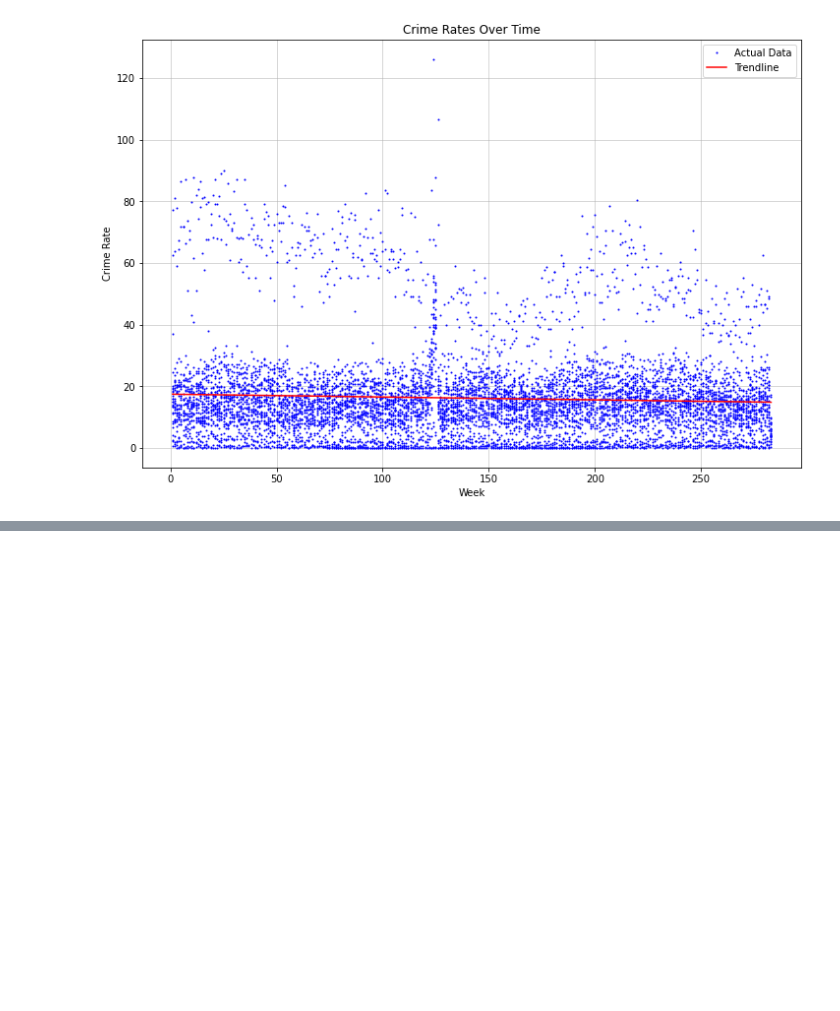
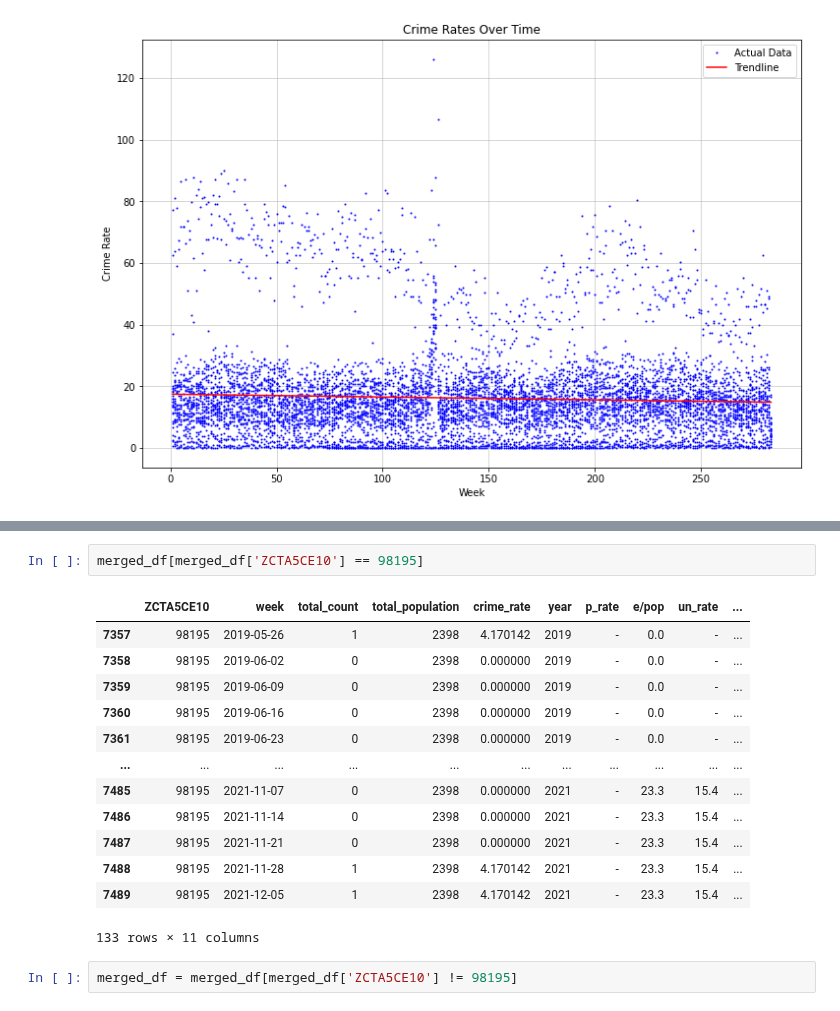
Before and after one commit to bail-reform/NYC, a Jupyter notebook: seattle_data_aggregation.ipynb, the cells around one changed output, grey strips where cells are left out. Saved outputs shown, nothing was run; the diff lists cells and outputs as text; blank space fills up the shorter version.

```diff
--- a/seattle_data_aggregation.ipynb
+++ b/seattle_data_aggregation.ipynb
@@ -408,0 +880,18 @@ array([[   0],
+# %%
+merged_df[merged_df['ZCTA5CE10'] == 98195]
+# %% [output]
+|  | ZCTA5CE10 | week | total_count | total_population | crime_rate | year | p_rate | e/pop | un_rate | ... |
+| 7357 | 98195 | 2019-05-26 | 1 | 2398 | 4.170142 | 2019 | - | 0.0 | - | ... |
+| 7358 | 98195 | 2019-06-02 | 0 | 2398 | 0.000000 | 2019 | - | 0.0 | - | ... |
+| 7359 | 98195 | 2019-06-09 | 0 | 2398 | 0.000000 | 2019 | - | 0.0 | - | ... |
+| 7360 | 98195 | 2019-06-16 | 0 | 2398 | 0.000000 | 2019 | - | 0.0 | - | ... |
+| 7361 | 98195 | 2019-06-23 | 0 | 2398 | 0.000000 | 2019 | - | 0.0 | - | ... |
+| ... | ... | ... | ... | ... | ... | ... | ... | ... | ... | ... |
+| 7485 | 98195 | 2021-11-07 | 0 | 2398 | 0.000000 | 2021 | - | 23.3 | 15.4 | ... |
+| 7486 | 98195 | 2021-11-14 | 0 | 2398 | 0.000000 | 2021 | - | 23.3 | 15.4 | ... |
+| 7487 | 98195 | 2021-11-21 | 0 | 2398 | 0.000000 | 2021 | - | 23.3 | 15.4 | ... |
+| 7488 | 98195 | 2021-11-28 | 1 | 2398 | 4.170142 | 2021 | - | 23.3 | 15.4 | ... |
+| 7489 | 98195 | 2021-12-05 | 1 | 2398 | 4.170142 | 2021 | - | 23.3 | 15.4 | ... |
+133 rows × 11 columns
+# %%
+merged_df = merged_df[merged_df['ZCTA5CE10'] != 98195]
```
Also changed, not shown: parts of 51 cells of this notebook.
